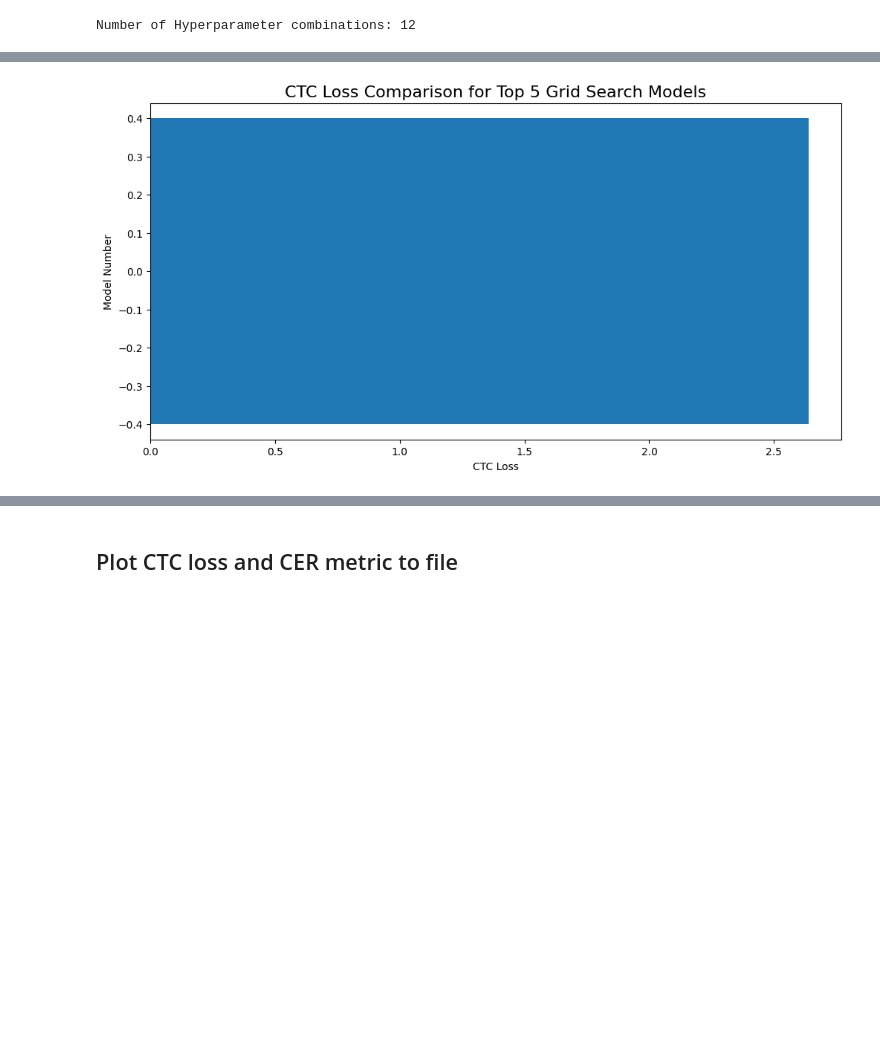
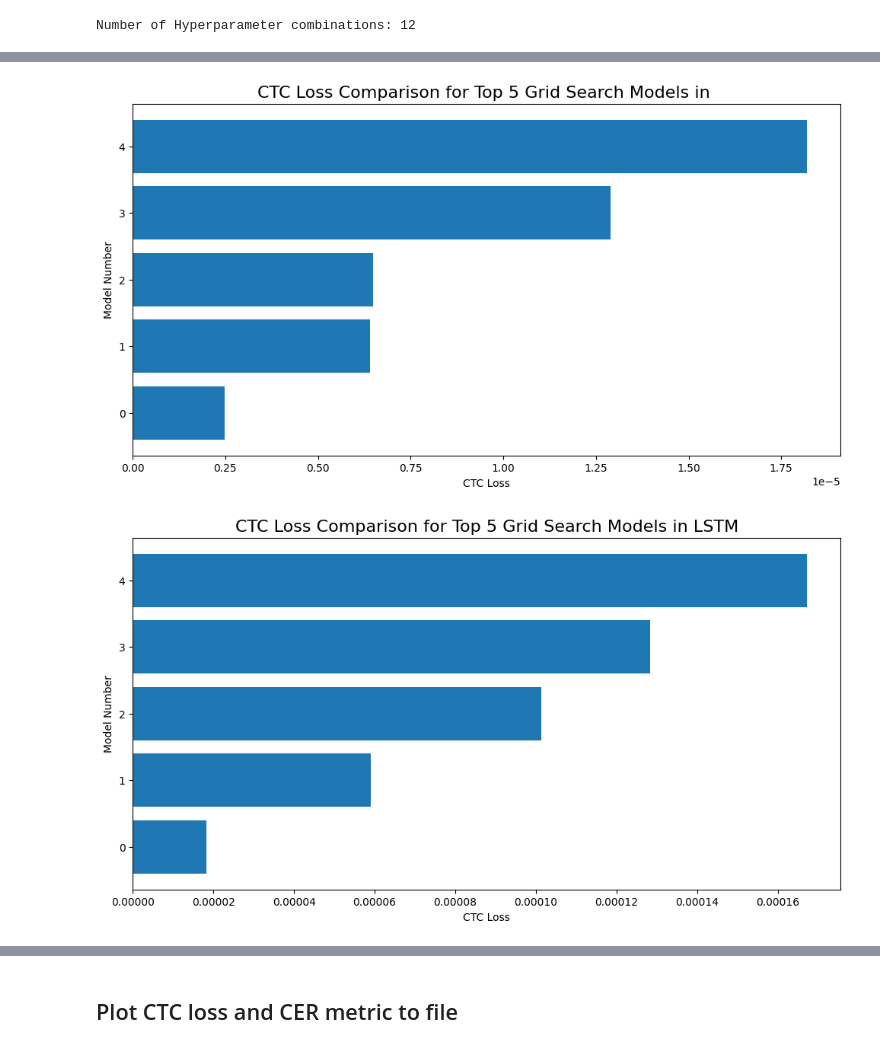
Before and after one commit to Simon-0711/neural_networks_seminar, a Jupyter notebook: benchmarking_emnist/lstm_training.ipynb, the cells around one changed output, grey strips where cells are left out. Saved outputs shown, nothing was run; the diff lists cells and outputs as text; code cells hidden in the pictures; blank space fills up the shorter version.

```diff
--- a/benchmarking_emnist/lstm_training.ipynb
+++ b/benchmarking_emnist/lstm_training.ipynb
@@ -190,25 +229,30 @@ numerical_top_models = get_top_models(metric="test_loss", top_n=5)
 # %%
 import numpy as np
 from utils import split_and_insert_newline_list
 import matplotlib.pyplot as plt
 
-model_names_top_5 = list(numerical_top_models.keys())
-model_number_top_5 = [item["id"] for idx, item in numerical_top_models.items()]
-model_scores_top_5 = [item["test_loss"] for idx, item in numerical_top_models.items()]
+def plot_bar_chart_top_5(numerical_top_models, model_filter=''):
+    model_number_top_5 = [item["id"] for idx, item in numerical_top_models.items()]
+    model_scores_top_5 = [item["test_loss"] for idx, item in numerical_top_models.items()]
 
-# Create a horizontal bar plot for all metrics
-# Update fig size
-plt.figure(figsize=(12, 6), dpi=100)
+    # Create a horizontal bar plot for all metrics
+    # Update fig size
+    plt.figure(figsize=(12, 6), dpi=100)
 
-plt.barh(model_number_top_5, model_scores_top_5)  # Horizontal bar plot
+    plt.barh(model_number_top_5, model_scores_top_5)  # Horizontal bar plot
 
-plt.xlabel('CTC Loss')  # Adjust label
-plt.ylabel('Model Number')  # Adjust label
-plt.title('CTC Loss Comparison for Top 5 Grid Search Models', fontsize=16)  # Adjust title font size
+    plt.xlabel('CTC Loss')  # Adjust label
+    plt.ylabel('Model Number')  # Adjust label
+    plt.title(f'CTC Loss Comparison for Top 5 Grid Search Models in {model_filter}', fontsize=16)  # Adjust title font size
 
-# Customize font size for model names
-plt.yticks(fontsize=10)
+    # Customize font size for model names
+    plt.yticks(fontsize=10)
 
-plt.show()
+    plt.show()
+
+plot_bar_chart_top_5(numerical_top_models)
+plot_bar_chart_top_5(numerical_top_models_lstm, model_filter="LSTM")
+plot_bar_chart_top_5(numerical_top_models_crnn, model_filter="CRNN")
 # %% [output]
-[figure, old version]
+[figure, new version]
+[figure, added]
```
Also changed, not shown: parts of 8 cells of this notebook, 4 other files.
